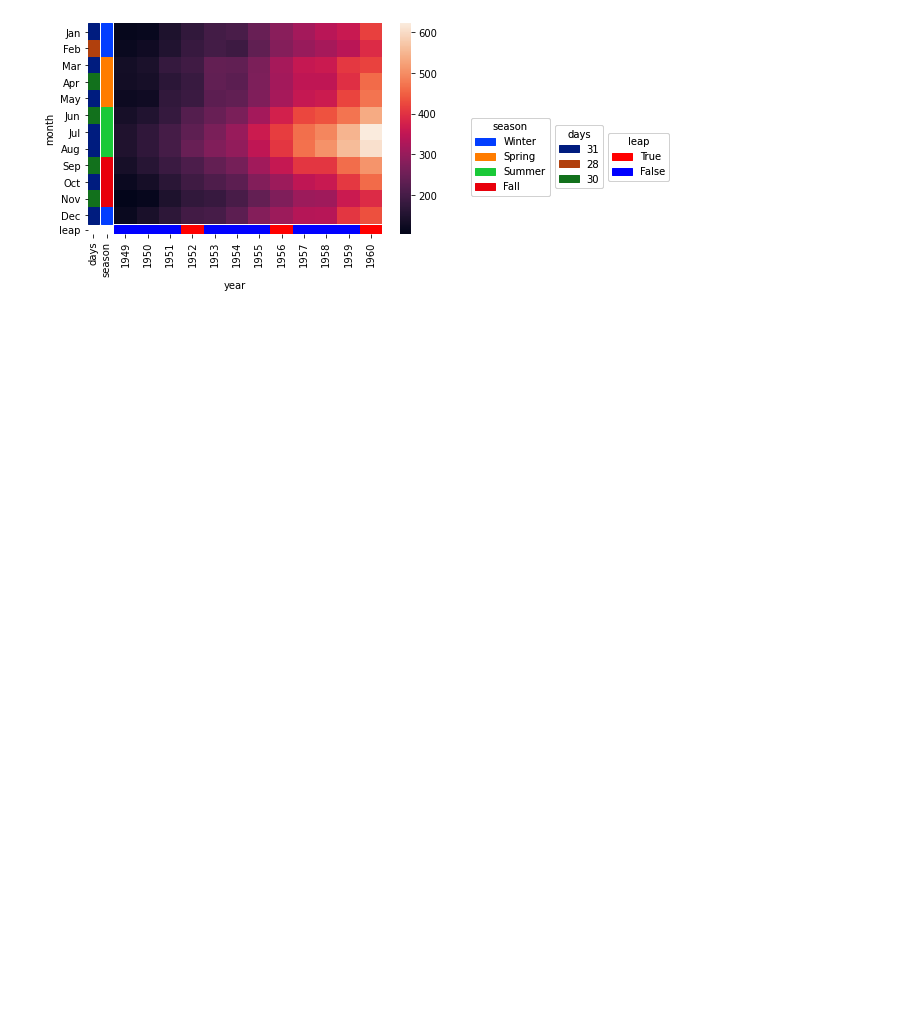
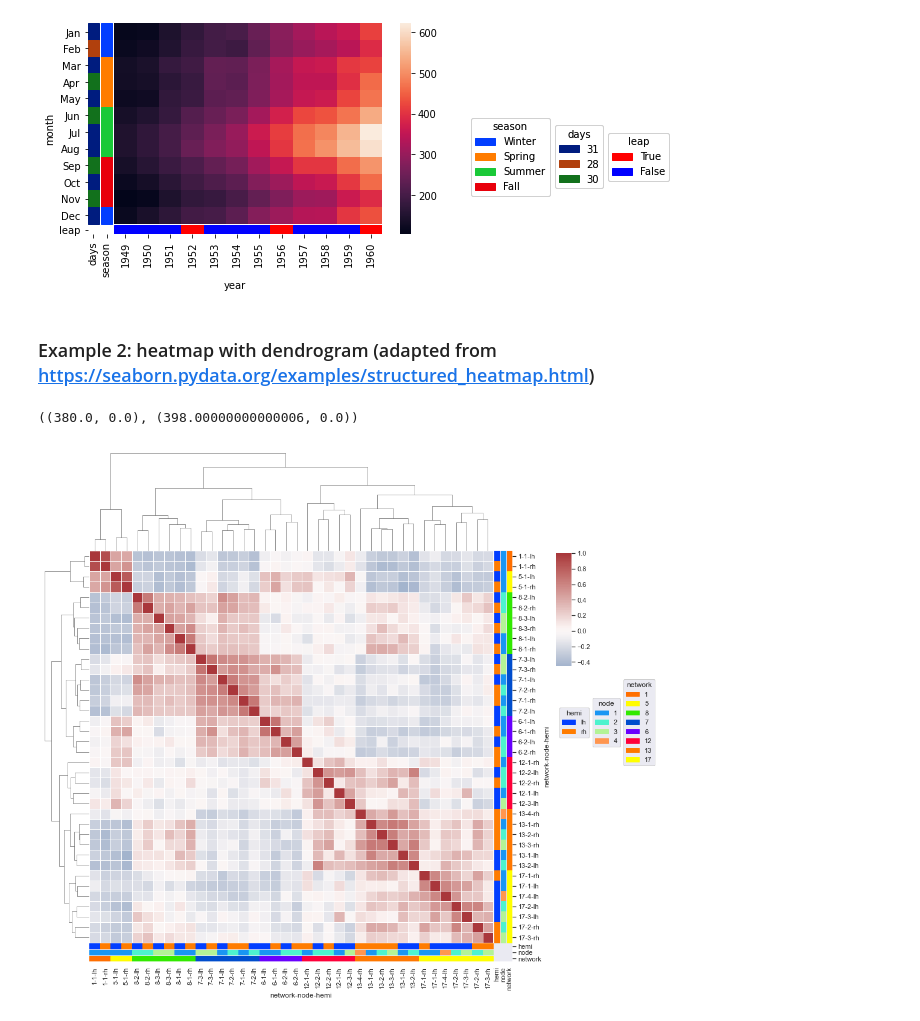
Before and after one commit to mourisl/heatmapannot, a Jupyter notebook: example.ipynb, the cells around one changed output. Cells and saved outputs as stored; diff of their text form; code cells hidden in the pictures; blank space fills up the shorter version.

Commit message:
Add the parameters to specify where to put the color annotation. Add the function to adjust other axes that may align to the heatmap such as dendrogram

```diff
--- a/example.ipynb
+++ b/example.ipynb
@@ -38,3 +40,59 @@ heatmapannot.AddHeatmapAnnot(data=df, heatmap_row="month", heatmap_col="year",
 plt.tight_layout()
 # %% [output]
 [figure]
+# %% [markdown]
+### Example 2: heatmap with dendrogram (adapted from https://seaborn.pydata.org/examples/structured_heatmap.html)
+# %%
+import pandas as pd
+import seaborn as sns
+sns.set_theme()
+
+# Load the brain networks example dataset
+df = sns.load_dataset("brain_networks", header=[0, 1, 2], index_col=0)
+
+# Select a subset of the networks
+used_networks = [1, 5, 6, 7, 8, 12, 13, 17]
+used_columns = (df.columns.get_level_values("network")
+                          .astype(int)
+                          .isin(used_networks))
+df = df.loc[:, used_columns]
+
+# Create a categorical palette to identify the networks
+network_pal = sns.husl_palette(8, s=.45)
+network_lut = dict(zip(map(str, used_networks), network_pal))
+
+# Convert the palette to vectors that will be drawn on the side of the matrix
+networks = df.columns.get_level_values("network")
+network_colors = pd.Series(networks, index=df.columns).map(network_lut)
+
+# Draw the full plot
+g = sns.clustermap(df.corr(), center=0, cmap="vlag",
+                   dendrogram_ratio=(.1, .2),
+                   cbar_pos=(1, 0.6, .03, .2),
+                   linewidths=.75, figsize=(12, 13))
+
+#g.ax_row_dendrogram.remove()
+
+tickDf = pd.DataFrame()
+tickDf["tick"] = ["-".join(c) for c in df.columns]
+for i,l in enumerate(df.columns.levels):
+    tickDf[l.name] = [c[i] for c in df.columns]
+colormaps, origXlim, origYlim, newXlim, newYlim = heatmapannot.AddHeatmapAnnot(data=tickDf, heatmap_row="tick", heatmap_col="tick",
+                            row_features = ["hemi", "node", "network"],
+                            row_palettes = ["bright", "rainbow", "prism"],
+                            row_anchors = [1, 1, 1],
+                            col_features = ["hemi", "node", "network"],
+                            col_palettes = ["bright", "rainbow", "prism"],
+                            col_anchors = [1, 1, 1],
+                            hide_legends = [3,4,5],
+                            ax=g.ax_heatmap)
+# We need to realign the dendrogram axes
+# Done by mannually
+#g.ax_col_dendrogram.set(xlim=(0,400))
+#g.ax_row_dendrogram.set(ylim=(400,0))
+# heatmapannot also provides the function for automatic adjustment
+heatmapannot.AdjustAxes(g.ax_col_dendrogram, "col", origXlim, newXlim)
+heatmapannot.AdjustAxes(g.ax_row_dendrogram, "row", origYlim, newYlim)
+# %% [output]
+((380.0, 0.0), (398.00000000000006, 0.0))
+[figure, added]
```
Also changed, not shown: parts of 1 cell of this notebook, 1 other file.
